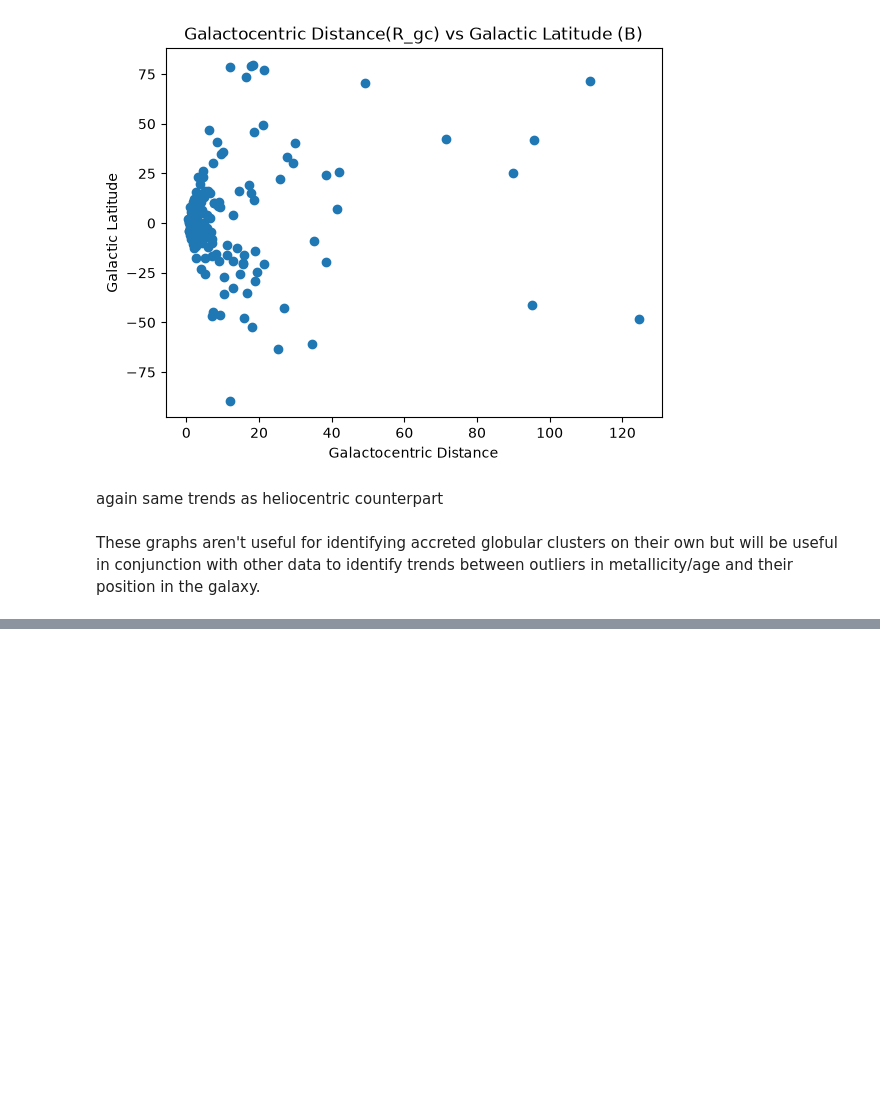
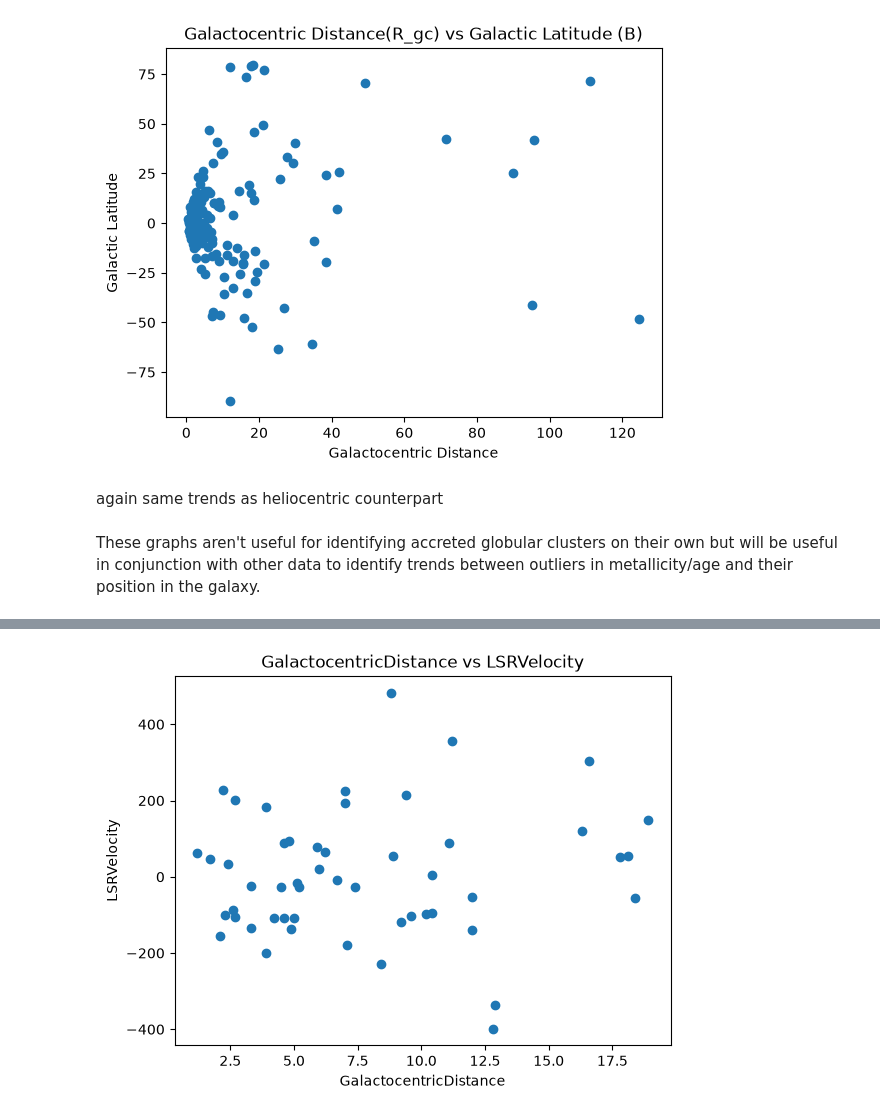
Before and after one commit to matilda-2116/3116_assignment_AshtonMatildaVix, a Jupyter notebook: HarrisPartI.ipynb, the cells around one changed output, grey strips where cells are left out. Cells and saved outputs as stored; diff of their text form; code cells hidden in the pictures; blank space fills up the shorter version.

```diff
--- a/HarrisPartI.ipynb
+++ b/HarrisPartI.ipynb
@@ -90,0 +135,8 @@ These graphs aren't useful for identifying accreted globular clusters on their o
+# %%
+plt.scatter(GalactocentricDistance,LSRVelocity)
+plt.xlabel("GalactocentricDistance")
+plt.ylabel("LSRVelocity")
+plt.title("GalactocentricDistance vs LSRVelocity")
+plt.show()
+# %% [output]
+[figure, added]
```
Also changed, not shown: parts of 3 cells of this notebook.
